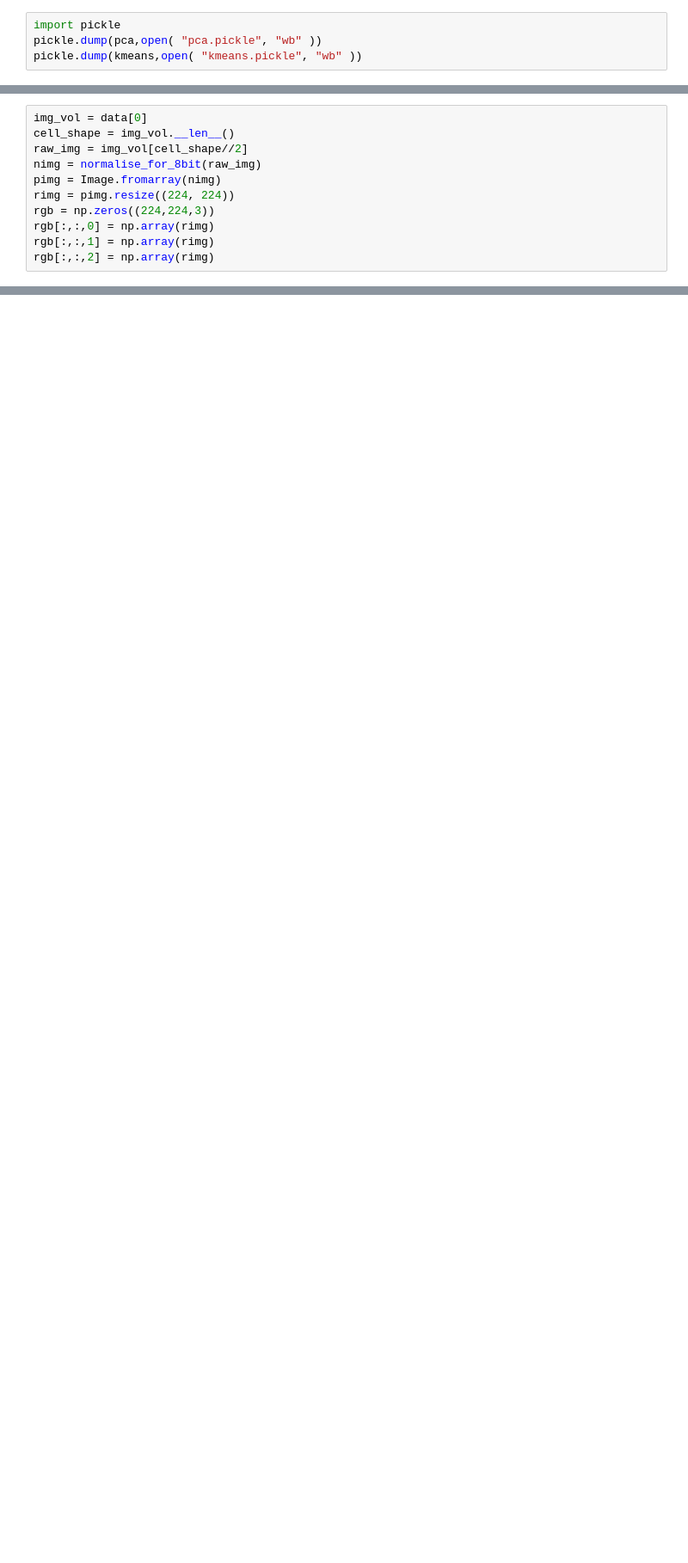
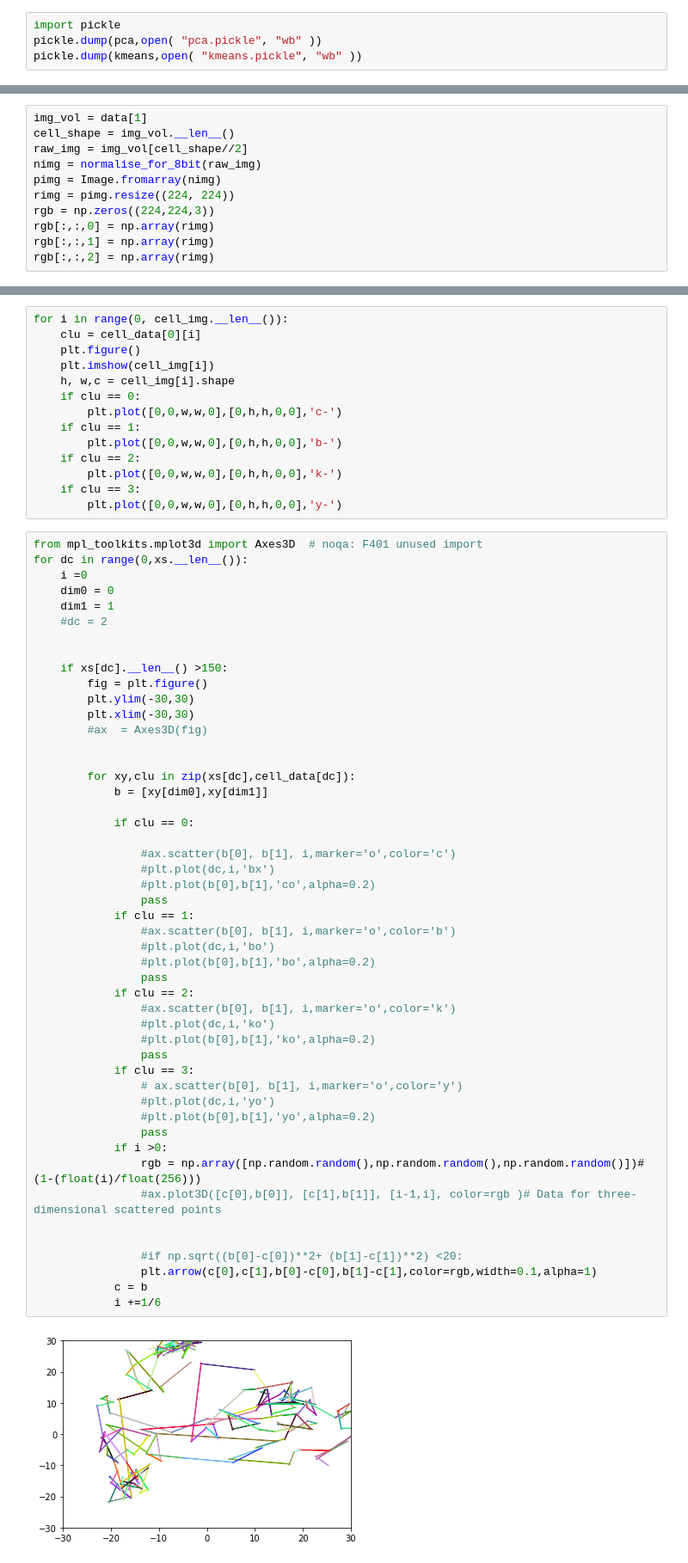
Before and after one commit to dwaithe/amca, a Jupyter notebook: scripts/clustering.ipynb, the cells around one changed output, grey strips where cells are left out. Shown at 86% size. Saved outputs shown, nothing was run; the diff lists cells and outputs as text; blank space fills up the shorter version.

```diff
--- a/scripts/clustering.ipynb
+++ b/scripts/clustering.ipynb
@@ -421,5 +412,5 @@ import skimage.io as io
 # %%
-img_vol = data[0]
+img_vol = data[1]
 cell_shape = img_vol.__len__()
 raw_img = img_vol[cell_shape//2]
 nimg = normalise_for_8bit(raw_img)
@@ -441,0 +423,65 @@ dtype('uint8')
+# %%
+for i in range(0, cell_img.__len__()):
+    clu = cell_data[0][i]
+    plt.figure()
+    plt.imshow(cell_img[i])
+    h, w,c = cell_img[i].shape
+    if clu == 0:
+        plt.plot([0,0,w,w,0],[0,h,h,0,0],'c-')
+    if clu == 1:
+        plt.plot([0,0,w,w,0],[0,h,h,0,0],'b-')
+    if clu == 2:
+        plt.plot([0,0,w,w,0],[0,h,h,0,0],'k-')
+    if clu == 3:
+        plt.plot([0,0,w,w,0],[0,h,h,0,0],'y-')
+# %%
+from mpl_toolkits.mplot3d import Axes3D  # noqa: F401 unused import
+for dc in range(0,xs.__len__()):
+    i =0
+    dim0 = 0
+    dim1 = 1
+    #dc = 2
+
+
+    if xs[dc].__len__() >150:
+        fig = plt.figure()
+        plt.ylim(-30,30)
+        plt.xlim(-30,30)
+        #ax  = Axes3D(fig)
+
+
+        for xy,clu in zip(xs[dc],cell_data[dc]):
+            b = [xy[dim0],xy[dim1]]
+
+            if clu == 0:
+
+                #ax.scatter(b[0], b[1], i,marker='o',color='c')
+                #plt.plot(dc,i,'bx')
+                #plt.plot(b[0],b[1],'co',alpha=0.2)
+                pass
+            if clu == 1:
+                #ax.scatter(b[0], b[1], i,marker='o',color='b')
+                #plt.plot(dc,i,'bo')
+                #plt.plot(b[0],b[1],'bo',alpha=0.2)
+                pass
+            if clu == 2:
+                #ax.scatter(b[0], b[1], i,marker='o',color='k')
+                #plt.plot(dc,i,'ko')
+                #plt.plot(b[0],b[1],'ko',alpha=0.2)
+                pass
+            if clu == 3:
+                # ax.scatter(b[0], b[1], i,marker='o',color='y')
+                #plt.plot(dc,i,'yo')
+                #plt.plot(b[0],b[1],'yo',alpha=0.2)
+                pass
+            if i >0:
+                rgb = np.array([np.random.random(),np.random.random(),np.random.random()])#(1-(float(i)/float(256)))
+                #ax.plot3D([c[0],b[0]], [c[1],b[1]], [i-1,i], color=rgb )# Data for three-dimensional scattered points
+
+
+                #if np.sqrt((b[0]-c[0])**2+ (b[1]-c[1])**2) <20:
+                plt.arrow(c[0],c[1],b[0]-c[0],b[1]-c[1],color=rgb,width=0.1,alpha=1)
+            c = b
+            i +=1/6
+# %% [output]
+[figure, added]
```
Also changed, not shown: parts of 29 cells of this notebook, 6 other files.
